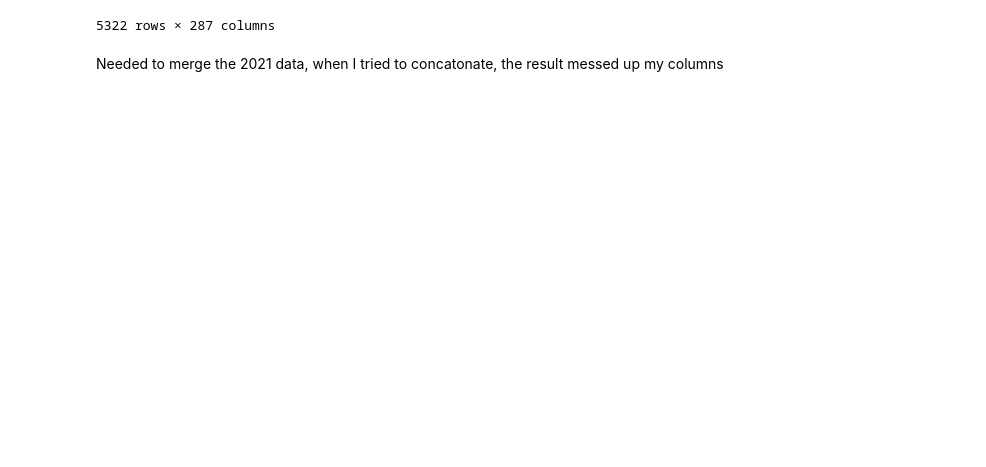
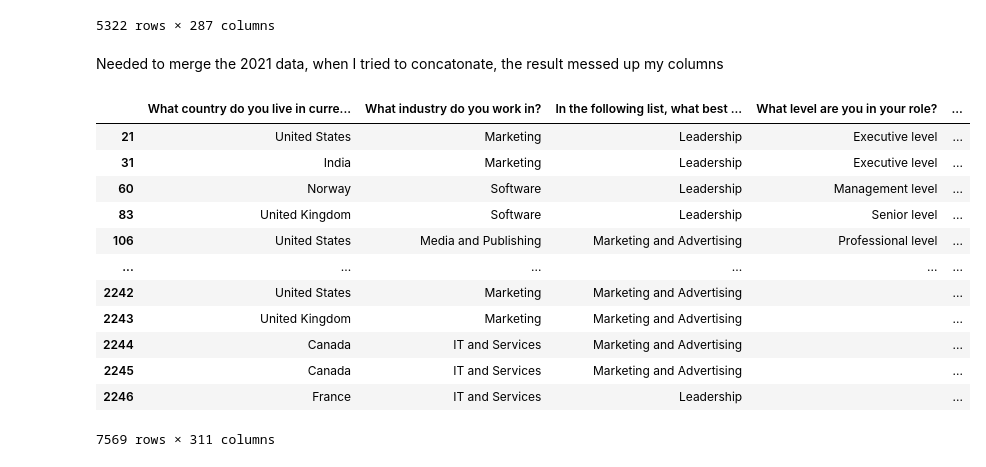
Before and after one commit to ryannotseldduh/remotework_project, a Jupyter notebook: remotework.ipynb, the cells around one changed output. Saved outputs shown, nothing was run; the diff lists cells and outputs as text; code cells hidden in the pictures; blank space fills up the shorter version.

```diff
--- a/remotework.ipynb
+++ b/remotework.ipynb
@@ -11,0 +20,2 @@ df_2023 = pd.read_csv('CSV_data/2023_data.csv').drop(columns=['Why would you not
+# %%
+df_2019['What industry do you work in?'].replace(to_replace='Consumer products',value='Consumer Products', inplace=True)
@@ -39,4 +68,19 @@ con_csv.fillna('')
 # %% [markdown]
 Needed to merge the 2021 data, when I tried to concatonate, the result messed up my columns
 # %%
-all_csv = con_csv.merge(df_2021, how="outer")
+all_csv = pd.concat([con_csv, df_2021])
+all_csv.fillna('')
+# %% [output]
+|  | What country do you live in curre... | What industry do you work in? | In the following list, what best ... | What level are you in your role? | ... |
+| 21 | United States | Marketing | Leadership | Executive level | ... |
+| 31 | India | Marketing | Leadership | Executive level | ... |
+| 60 | Norway | Software | Leadership | Management level | ... |
+| 83 | United Kingdom | Software | Leadership | Senior level | ... |
+| 106 | United States | Media and Publishing | Marketing and Advertising | Professional level | ... |
+| ... | ... | ... | ... | ... | ... |
+| 2242 | United States | Marketing | Marketing and Advertising |  | ... |
+| 2243 | United Kingdom | Marketing | Marketing and Advertising |  | ... |
+| 2244 | Canada | IT and Services | Marketing and Advertising |  | ... |
+| 2245 | Canada | IT and Services | Marketing and Advertising |  | ... |
+| 2246 | France | IT and Services | Leadership |  | ... |
+7569 rows × 311 columns
```
Also changed, not shown: parts of 11 cells of this notebook, 1 other file.
